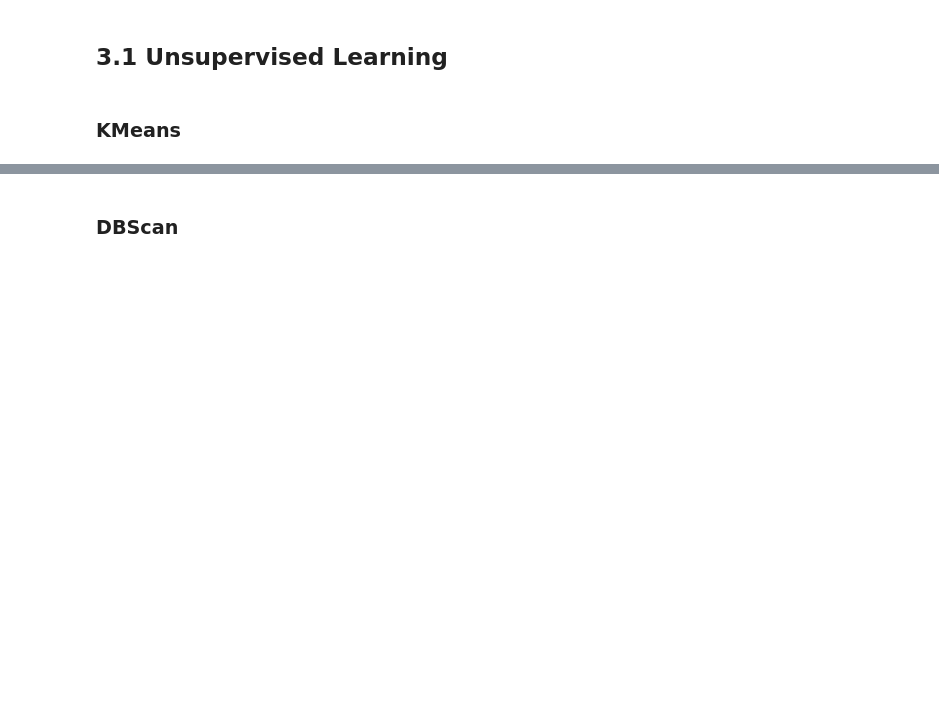
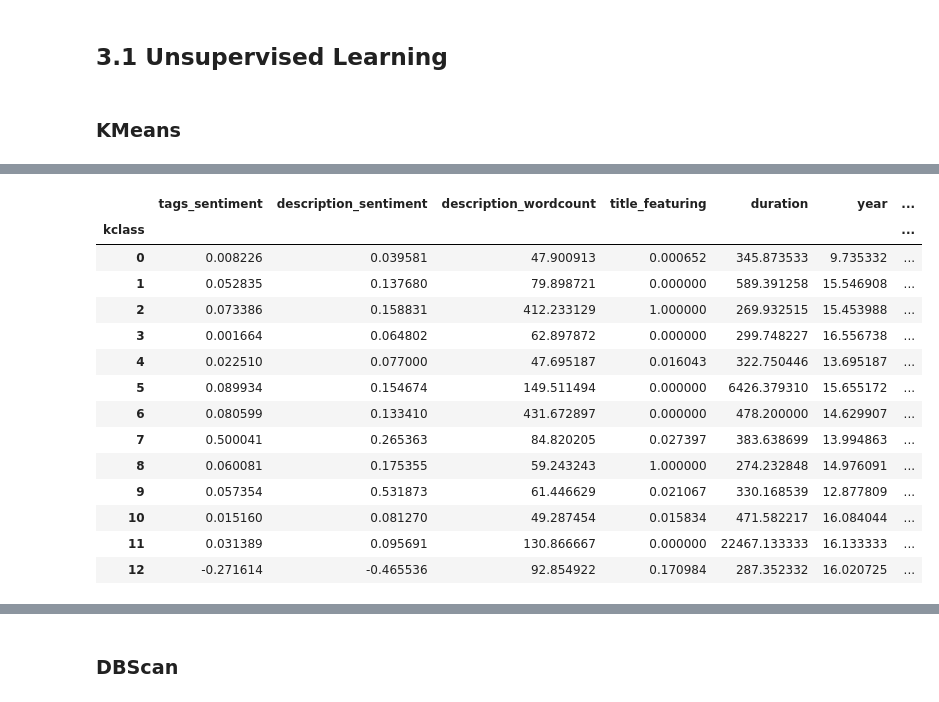
Before and after one commit to conorbarryhoke/Capstone, a Jupyter notebook: Classification_v2.ipynb, the cells around one changed output, grey strips where cells are left out. Cells and saved outputs as stored; diff of their text form; code cells hidden in the pictures; blank space fills up the shorter version.

```diff
--- a/Classification_v2.ipynb
+++ b/Classification_v2.ipynb
@@ -233,0 +222,20 @@ for i in range(9):
+# %%
+df_classified.fillna('', inplace=True)
+# %%
+df_classified.loc[:, class_columns_downselect+['kclass']].groupby(by='kclass').mean()
+# %% [output]
+|  | tags_sentiment | description_sentiment | description_wordcount | title_featuring | duration | year | ... |
+| kclass |  |  |  |  |  |  | ... |
+| 0 | 0.008226 | 0.039581 | 47.900913 | 0.000652 | 345.873533 | 9.735332 | ... |
+| 1 | 0.052835 | 0.137680 | 79.898721 | 0.000000 | 589.391258 | 15.546908 | ... |
+| 2 | 0.073386 | 0.158831 | 412.233129 | 1.000000 | 269.932515 | 15.453988 | ... |
+| 3 | 0.001664 | 0.064802 | 62.897872 | 0.000000 | 299.748227 | 16.556738 | ... |
+| 4 | 0.022510 | 0.077000 | 47.695187 | 0.016043 | 322.750446 | 13.695187 | ... |
+| 5 | 0.089934 | 0.154674 | 149.511494 | 0.000000 | 6426.379310 | 15.655172 | ... |
+| 6 | 0.080599 | 0.133410 | 431.672897 | 0.000000 | 478.200000 | 14.629907 | ... |
+| 7 | 0.500041 | 0.265363 | 84.820205 | 0.027397 | 383.638699 | 13.994863 | ... |
+| 8 | 0.060081 | 0.175355 | 59.243243 | 1.000000 | 274.232848 | 14.976091 | ... |
+| 9 | 0.057354 | 0.531873 | 61.446629 | 0.021067 | 330.168539 | 12.877809 | ... |
+| 10 | 0.015160 | 0.081270 | 49.287454 | 0.015834 | 471.582217 | 16.084044 | ... |
+| 11 | 0.031389 | 0.095691 | 130.866667 | 0.000000 | 22467.133333 | 16.133333 | ... |
+| 12 | -0.271614 | -0.465536 | 92.854922 | 0.170984 | 287.352332 | 16.020725 | ... |
```
Also changed, not shown: parts of 20 cells of this notebook, 1 other file.
